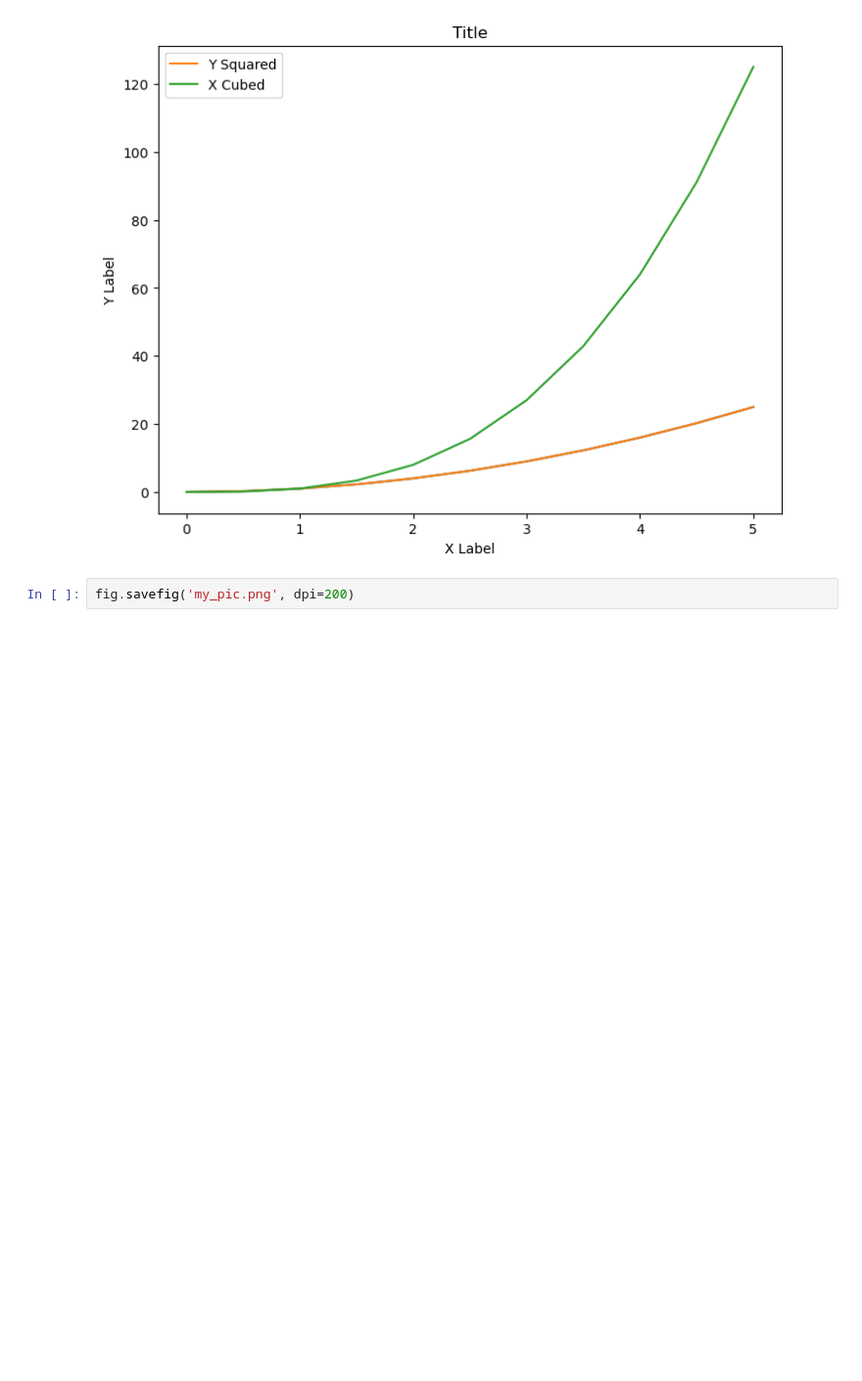
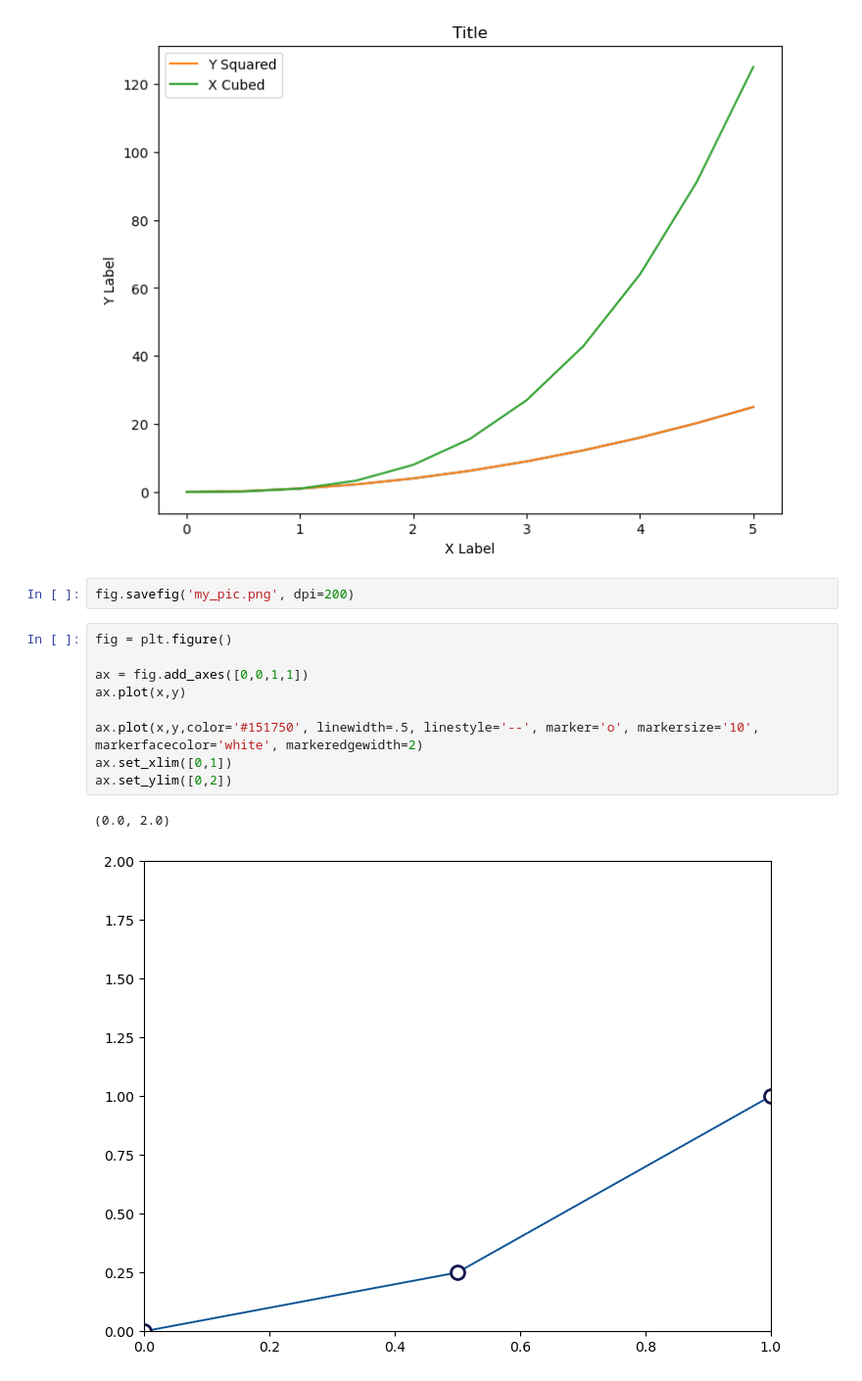
Before and after one commit to bttodd11/Python_DataScience, a Jupyter notebook: Section-8 Matplotlib/Section 8 - Matplotlib.ipynb, the cells around one changed output. Shown at 98% size. Saved outputs shown, nothing was run; the diff lists cells and outputs as text; blank space fills up the shorter version.

```diff
--- a/Section 8 - Matplotlib.ipynb
+++ b/Section-8 Matplotlib/Section 8 - Matplotlib.ipynb
@@ -97,3 +97,15 @@ ax.legend(loc=0)
 [figure]
 # %%
 fig.savefig('my_pic.png', dpi=200)
+# %%
+fig = plt.figure()
+
+ax = fig.add_axes([0,0,1,1])
+ax.plot(x,y)
+
+ax.plot(x,y,color='#151750', linewidth=.5, linestyle='--', marker='o', markersize='10', markerfacecolor='white', markeredgewidth=2)
+ax.set_xlim([0,1])
+ax.set_ylim([0,2])
+# %% [output]
+(0.0, 2.0)
+[figure, added]
```
Also changed, not shown: parts of 1 cell of this notebook, 3 other files.
